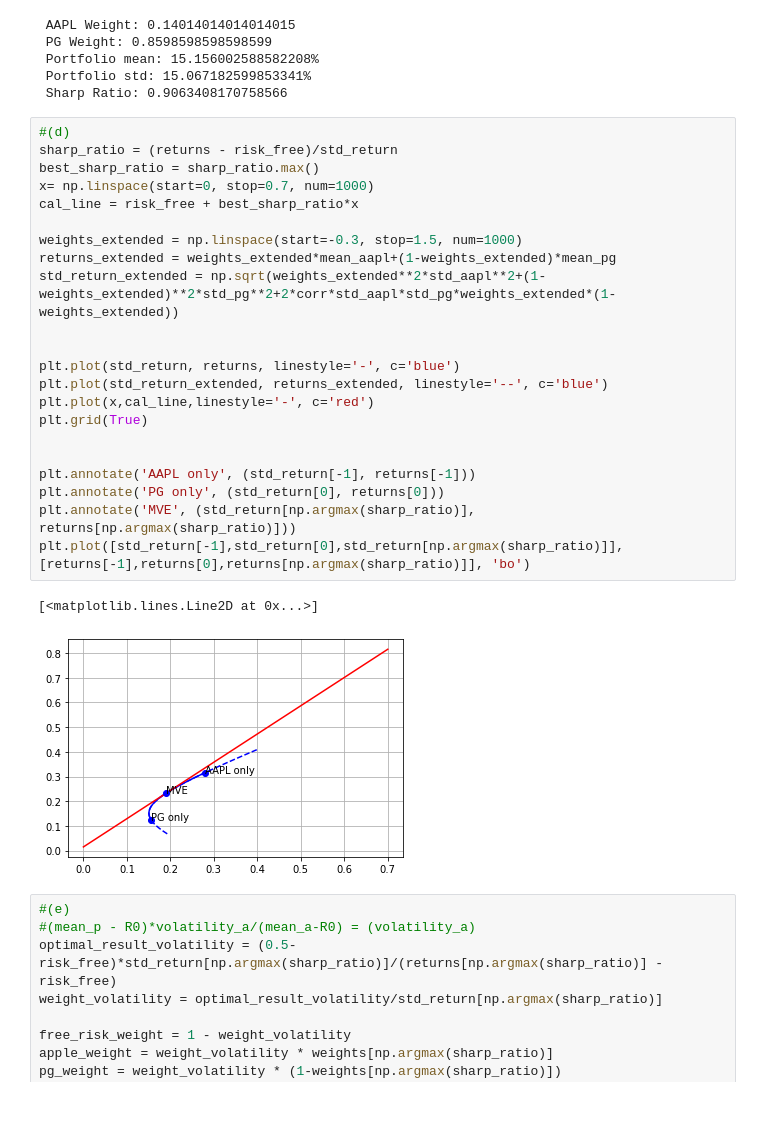
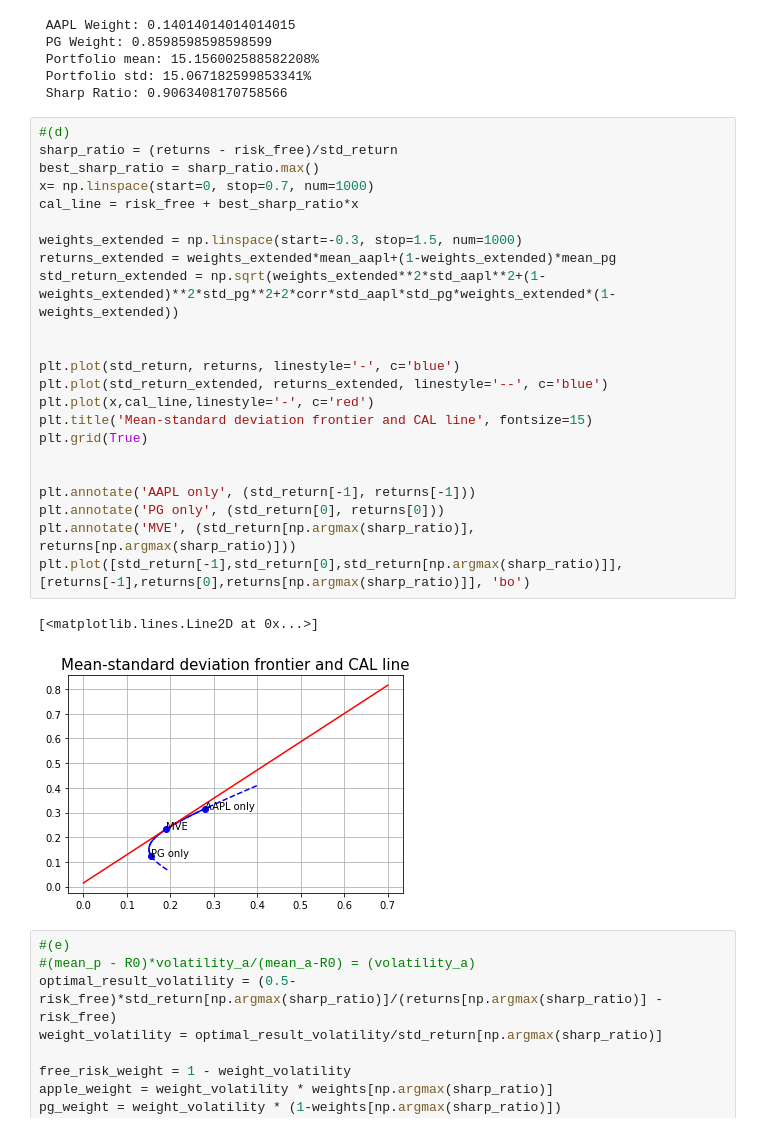
Before and after one commit to hugolan/investments, a Jupyter notebook: PS2/ps2.ipynb, the cells around one changed output. Drawn from its saved outputs; the diff is of its cells as text.

```diff
--- a/PS2/ps2.ipynb
+++ b/PS2/ps2.ipynb
@@ -284,28 +285,29 @@ print(f' Sharp Ratio: {(returns[min_std]-risk_free)/std_return[min_std]}')
 # %%
 #(d)
 sharp_ratio = (returns - risk_free)/std_return
 best_sharp_ratio = sharp_ratio.max()
 x= np.linspace(start=0, stop=0.7, num=1000)
 cal_line = risk_free + best_sharp_ratio*x
 
 weights_extended = np.linspace(start=-0.3, stop=1.5, num=1000)
 returns_extended = weights_extended*mean_aapl+(1-weights_extended)*mean_pg
 std_return_extended = np.sqrt(weights_extended**2*std_aapl**2+(1-weights_extended)**2*std_pg**2+2*corr*std_aapl*std_pg*weights_extended*(1-weights_extended))
 
 
 plt.plot(std_return, returns, linestyle='-', c='blue')
 plt.plot(std_return_extended, returns_extended, linestyle='--', c='blue')
 plt.plot(x,cal_line,linestyle='-', c='red')
+plt.title('Mean-standard deviation frontier and CAL line', fontsize=15)
 plt.grid(True)
 
 
 plt.annotate('AAPL only', (std_return[-1], returns[-1]))
 plt.annotate('PG only', (std_return[0], returns[0]))
 plt.annotate('MVE', (std_return[np.argmax(sharp_ratio)], returns[np.argmax(sharp_ratio)]))
 plt.plot([std_return[-1],std_return[0],std_return[np.argmax(sharp_ratio)]], [returns[-1],returns[0],returns[np.argmax(sharp_ratio)]], 'bo')
 # %% [output]
 [<matplotlib.lines.Line2D at 0x...>]
-[figure, old version]
+[figure, new version]
 # %%
 #(e)
 #(mean_p - R0)*volatility_a/(mean_a-R0) = (volatility_a)
```
Also changed, not shown: parts of 3 cells of this notebook.
